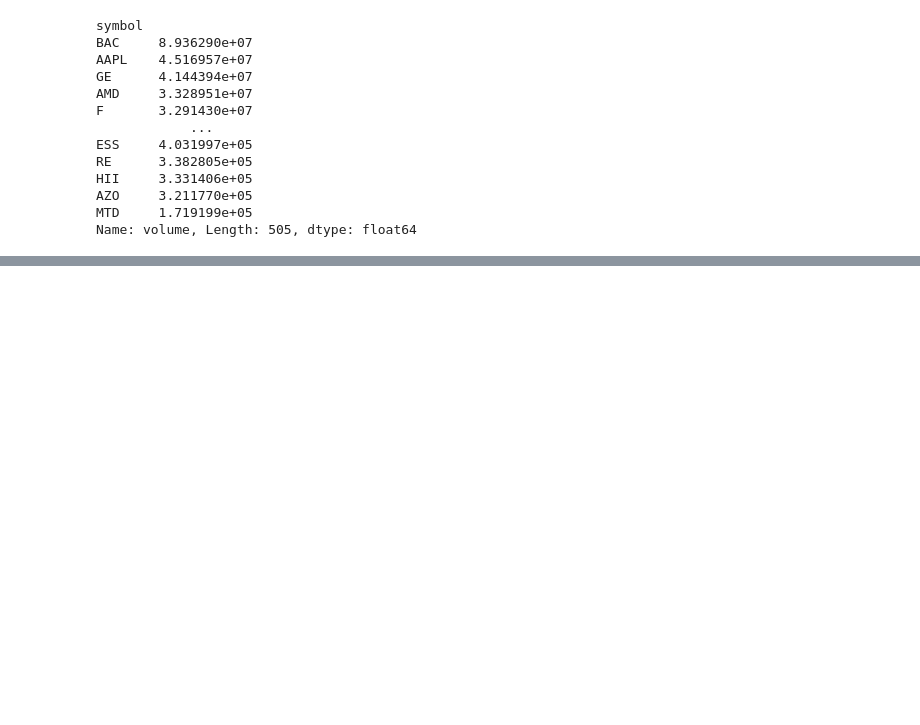
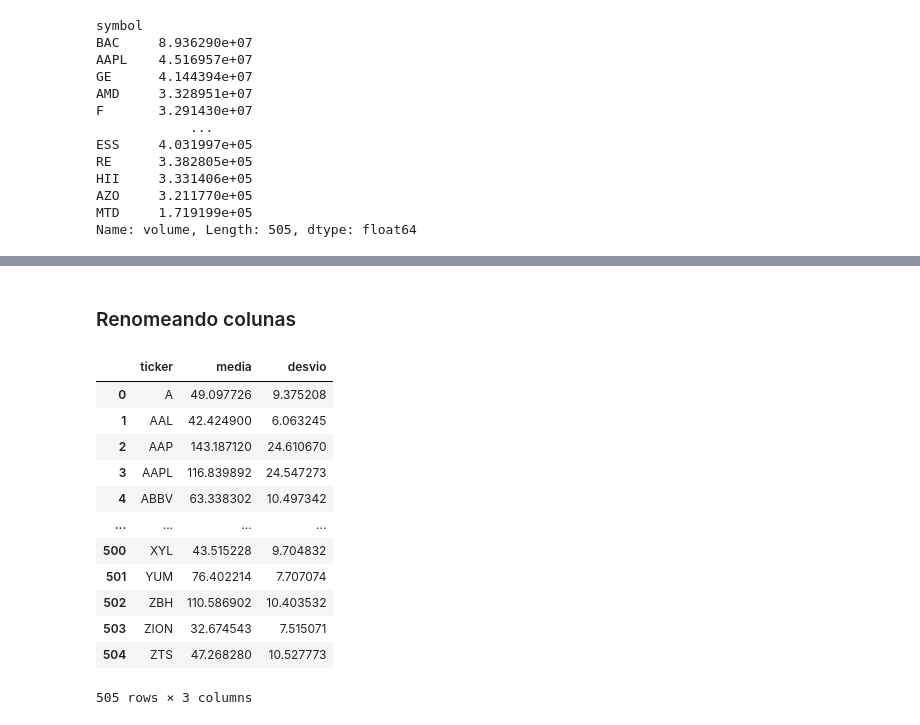
Before and after one commit to filipeclduarte/tutorial_julia_python_r, a Jupyter notebook: Python.ipynb, the cells around one changed output, grey strips where cells are left out. Drawn from its saved outputs; the diff is of its cells as text; code cells hidden in the pictures; blank space fills up the shorter version.

```diff
--- a/Python.ipynb
+++ b/Python.ipynb
@@ -281,3 +300,8 @@ HII     3.331406e+05
 AZO     3.211770e+05
 MTD     1.719199e+05
 Name: volume, Length: 505, dtype: float64
+# %%
+sp500_g = sp500.groupby('symbol')
+estatisticas = sp500_g['close'].agg(['mean', 'std'])
+
+estatisticas
@@ -283,0 +323,22 @@ Name: volume, Length: 505, dtype: float64
+# %% [markdown]
+### Renomeando colunas
+# %%
+# resetar index
+# estatisticas.reset_index(inplace=True)
+estatisticas.rename(columns={'symbol':'ticker',
+                             'mean':'media',
+                             'std':'desvio'})
+# %% [output]
+|  | ticker | media | desvio |
+| 0 | A | 49.097726 | 9.375208 |
+| 1 | AAL | 42.424900 | 6.063245 |
+| 2 | AAP | 143.187120 | 24.610670 |
+| 3 | AAPL | 116.839892 | 24.547273 |
+| 4 | ABBV | 63.338302 | 10.497342 |
+| ... | ... | ... | ... |
+| 500 | XYL | 43.515228 | 9.704832 |
+| 501 | YUM | 76.402214 | 7.707074 |
+| 502 | ZBH | 110.586902 | 10.403532 |
+| 503 | ZION | 32.674543 | 7.515071 |
+| 504 | ZTS | 47.268280 | 10.527773 |
+505 rows × 3 columns
```
Also changed, not shown: parts of 5 cells of this notebook, 1 other file.
